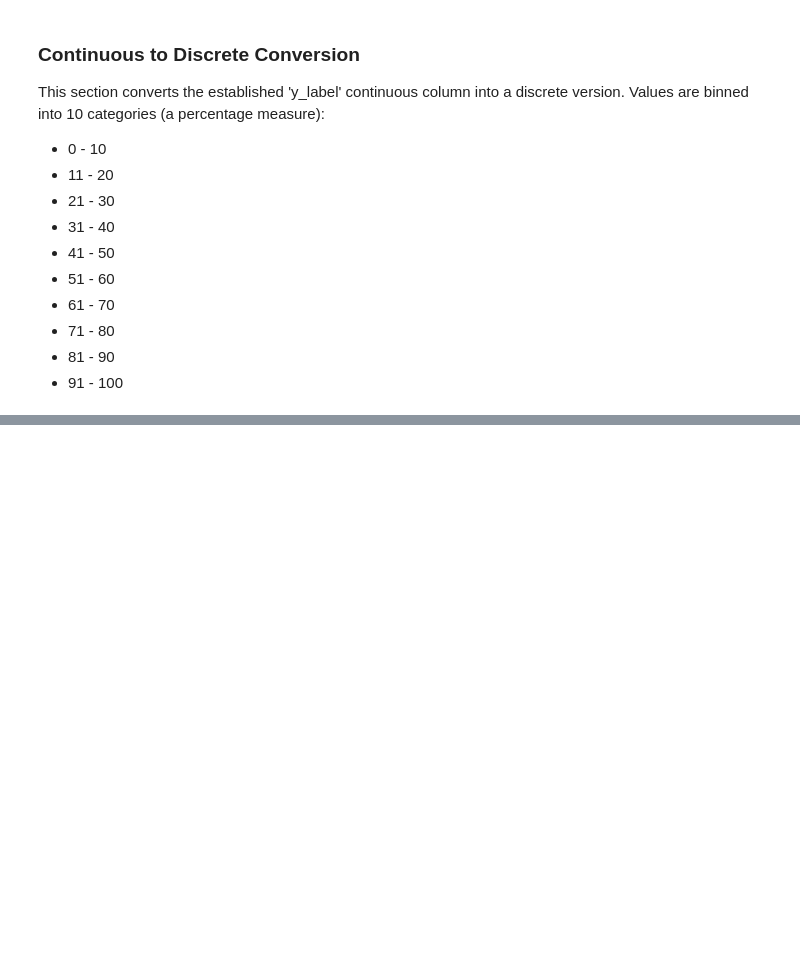
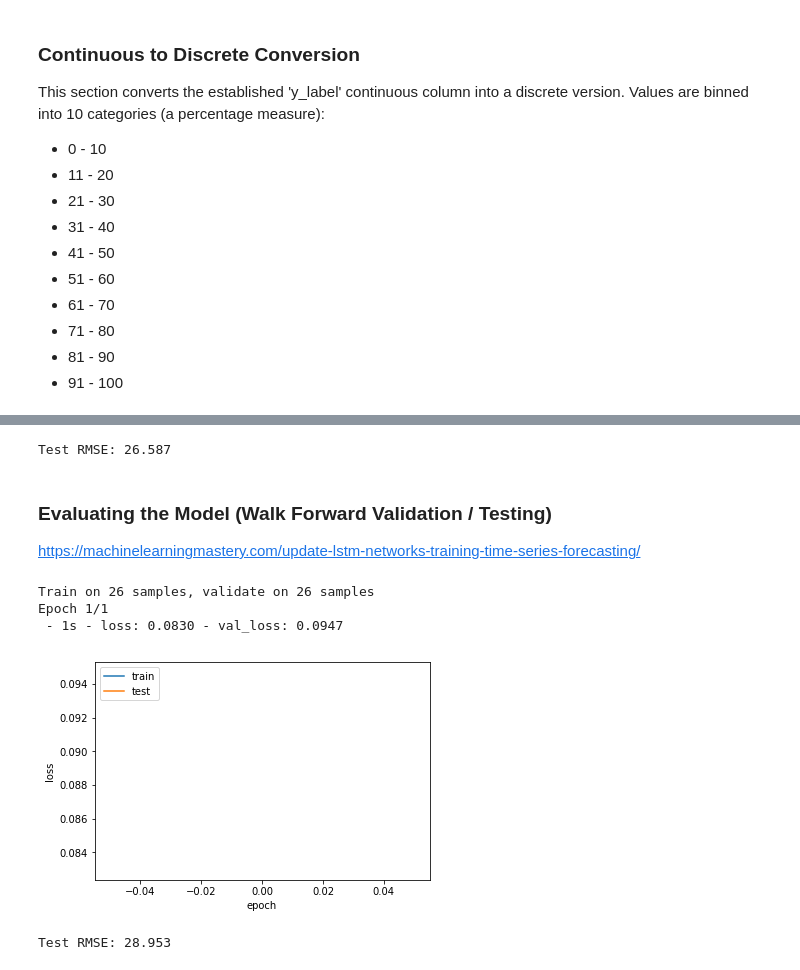
Before and after one commit to eldrad294/ICS5200, a Jupyter notebook: notebook/schedule/Schedule TPC-DS 1 Time Series Analysis.ipynb, the cells around one changed output, grey strips where cells are left out. Cells and saved outputs as stored; diff of their text form; code cells hidden in the pictures; blank space fills up the shorter version.

```diff
--- a/notebook/schedule/Schedule TPC-DS 1 Time Series Analysis.ipynb
+++ b/notebook/schedule/Schedule TPC-DS 1 Time Series Analysis.ipynb
@@ -242,0 +482,74 @@ y_validate shape [(52, 1)]
+# %%
+#
+# Make copies of original validate data frames because these will be used further down for model refitting
+xv = X_validate
+yv = y_validate
+#
+# Make Prediction
+yhat = model.predict(xv)
+xv = xv.reshape((xv.shape[0], xv.shape[2]))
+#
+# Invert scaling
+inv_yhat = np.concatenate((yhat, xv), axis=1)
+inv_yhat = scaler.inverse_transform(inv_yhat)
+inv_yhat = inv_yhat[:,0]
+#
+# invert scaling for actual
+yv = yv.reshape((len(yv), 1))
+inv_y = np.concatenate((yv, xv), axis=1)
+inv_y = scaler.inverse_transform(inv_y)
+inv_y = inv_y[:,0]
+#
+rmse = math.sqrt(mean_squared_error(inv_y, inv_yhat))
+print('Test RMSE: %.3f' % rmse)
+# %% [output]
+Test RMSE: 26.587
+# %% [markdown]
+### Evaluating the Model (Walk Forward Validation / Testing)
+
+https://machinelearningmastery.com/update-lstm-networks-training-time-series-forecasting/
+# %%
+# fit network
+history = model.fit(x=X_validate,
+                    y=y_validate,
+                    epochs=100,
+                    batch_size=72,
+                    validation_data=(X_test,y_test),
+                    verbose=2,
+                    shuffle=False)
+# plot history
+#print(history.history.keys())
+plt.plot(history.history['loss'], label='train')
+plt.plot(history.history['val_loss'], label='test')
+plt.ylabel('loss')
+plt.xlabel('epoch')
+plt.legend(['train', 'test'], loc='upper left')
+plt.show()
+#
+# Make copies of original validate data frames because these will be used further down for model refitting
+xt = X_test
+yt = y_test
+#
+# Make Prediction
+yhat = model.predict(xt)
+xt = xt.reshape((xt.shape[0], xt.shape[2]))
+#
+# Invert scaling
+inv_yhat = np.concatenate((yhat, xt), axis=1)
+inv_yhat = scaler.inverse_transform(inv_yhat)
+inv_yhat = inv_yhat[:,0]
+#
+# invert scaling for actual
+yt = yt.reshape((len(yt), 1))
+inv_y = np.concatenate((yt, xt), axis=1)
+inv_y = scaler.inverse_transform(inv_y)
+inv_y = inv_y[:,0]
+#
+rmse = math.sqrt(mean_squared_error(inv_y, inv_yhat))
+print('Test RMSE: %.3f' % rmse)
+# %% [output]
+Train on 26 samples, validate on 26 samples
+Epoch 1/1
+ - 1s - loss: 0.0830 - val_loss: 0.0947
+[figure, added]
+Test RMSE: 28.953
```
Also changed, not shown: parts of 26 cells of this notebook.
